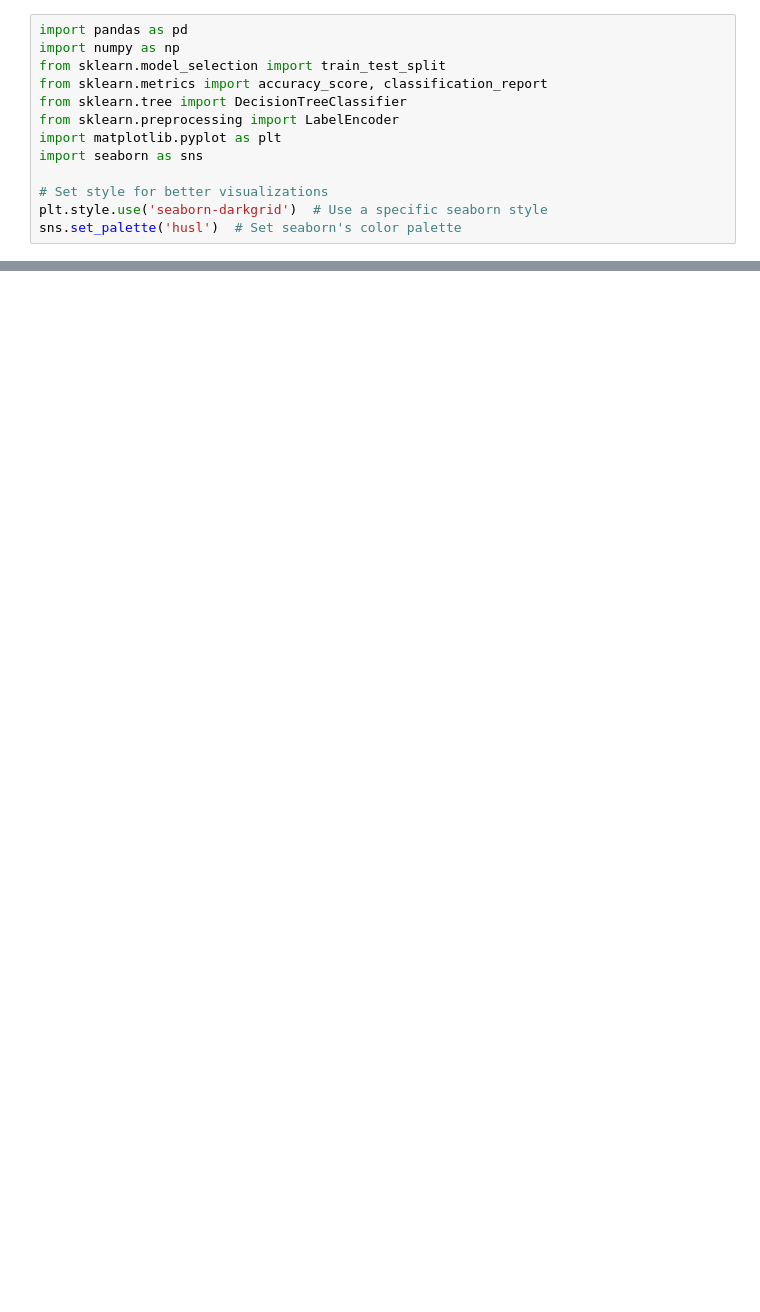
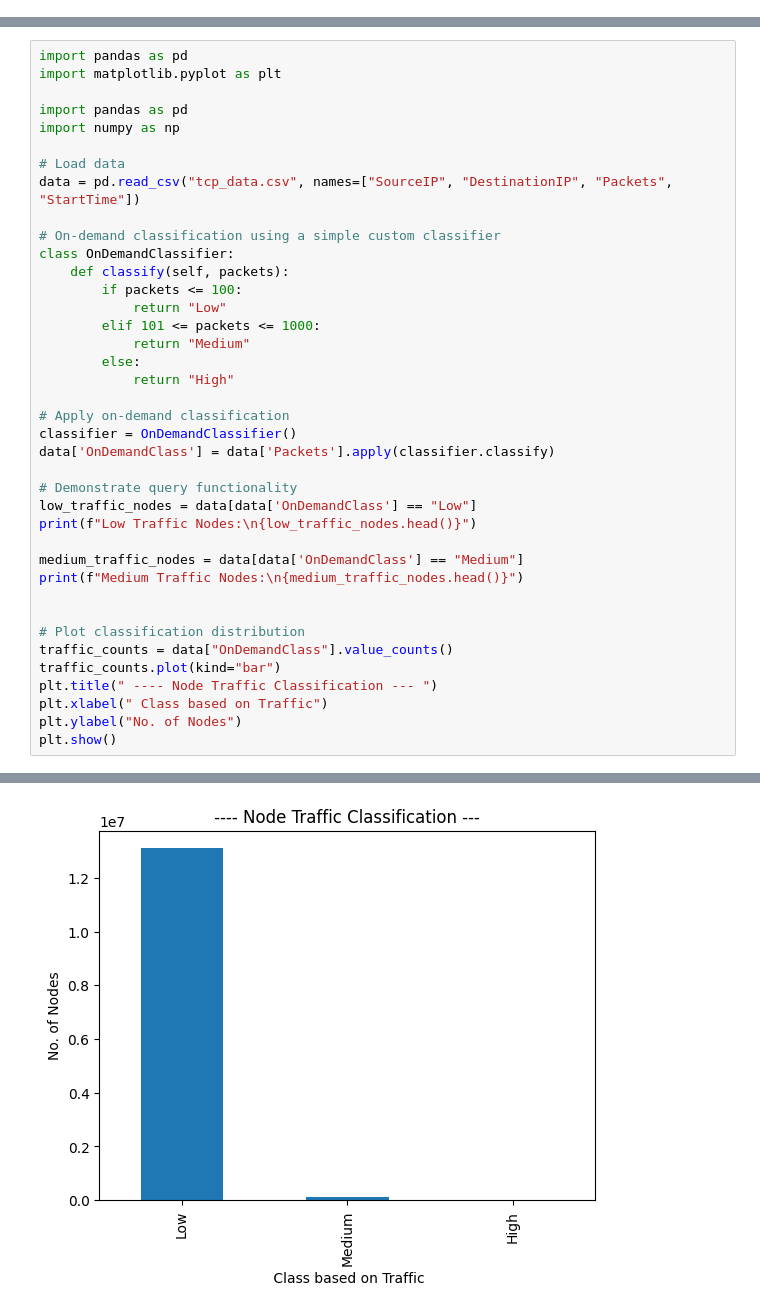
Before and after one commit to IITJPGD/SAAssignment-1_g23ai2100, a Jupyter notebook: main.ipynb, the cells around one changed output, grey strips where cells are left out. Saved outputs shown, nothing was run; the diff lists cells and outputs as text; blank space fills up the shorter version.

```diff
--- a/main.ipynb
+++ b/main.ipynb
@@ -143,13 +0,0 @@ two approaches:
-# %%
-import pandas as pd
-import numpy as np
-from sklearn.model_selection import train_test_split
-from sklearn.metrics import accuracy_score, classification_report
-from sklearn.tree import DecisionTreeClassifier
-from sklearn.preprocessing import LabelEncoder
-import matplotlib.pyplot as plt
-import seaborn as sns
-
-# Set style for better visualizations
-plt.style.use('seaborn-darkgrid')  # Use a specific seaborn style
-sns.set_palette('husl')  # Set seaborn's color palette
@@ -345,0 +152,40 @@ analyzer.visualize_results()
+# %%
+import pandas as pd
+import matplotlib.pyplot as plt
+
+import pandas as pd
+import numpy as np
+
+# Load data
+data = pd.read_csv("tcp_data.csv", names=["SourceIP", "DestinationIP", "Packets", "StartTime"])
+
+# On-demand classification using a simple custom classifier
+class OnDemandClassifier:
+    def classify(self, packets):
+        if packets <= 100:
+            return "Low"
+        elif 101 <= packets <= 1000:
+            return "Medium"
+        else:
+            return "High"
+
+# Apply on-demand classification
+classifier = OnDemandClassifier()
+data['OnDemandClass'] = data['Packets'].apply(classifier.classify)
+
+# Demonstrate query functionality
+low_traffic_nodes = data[data['OnDemandClass'] == "Low"]
+print(f"Low Traffic Nodes:\n{low_traffic_nodes.head()}")
+
+medium_traffic_nodes = data[data['OnDemandClass'] == "Medium"]
+print(f"Medium Traffic Nodes:\n{medium_traffic_nodes.head()}")
+
+
+# Plot classification distribution
+traffic_counts = data["OnDemandClass"].value_counts()
+traffic_counts.plot(kind="bar")
+plt.title(" ---- Node Traffic Classification --- ")
+plt.xlabel(" Class based on Traffic")
+plt.ylabel("No. of Nodes")
+plt.show()
+# %% [output]
@@ -345,0 +209 @@ analyzer.visualize_results()
+[figure, added]
```
Also changed, not shown: parts of 36 cells of this notebook, 1 other file.
